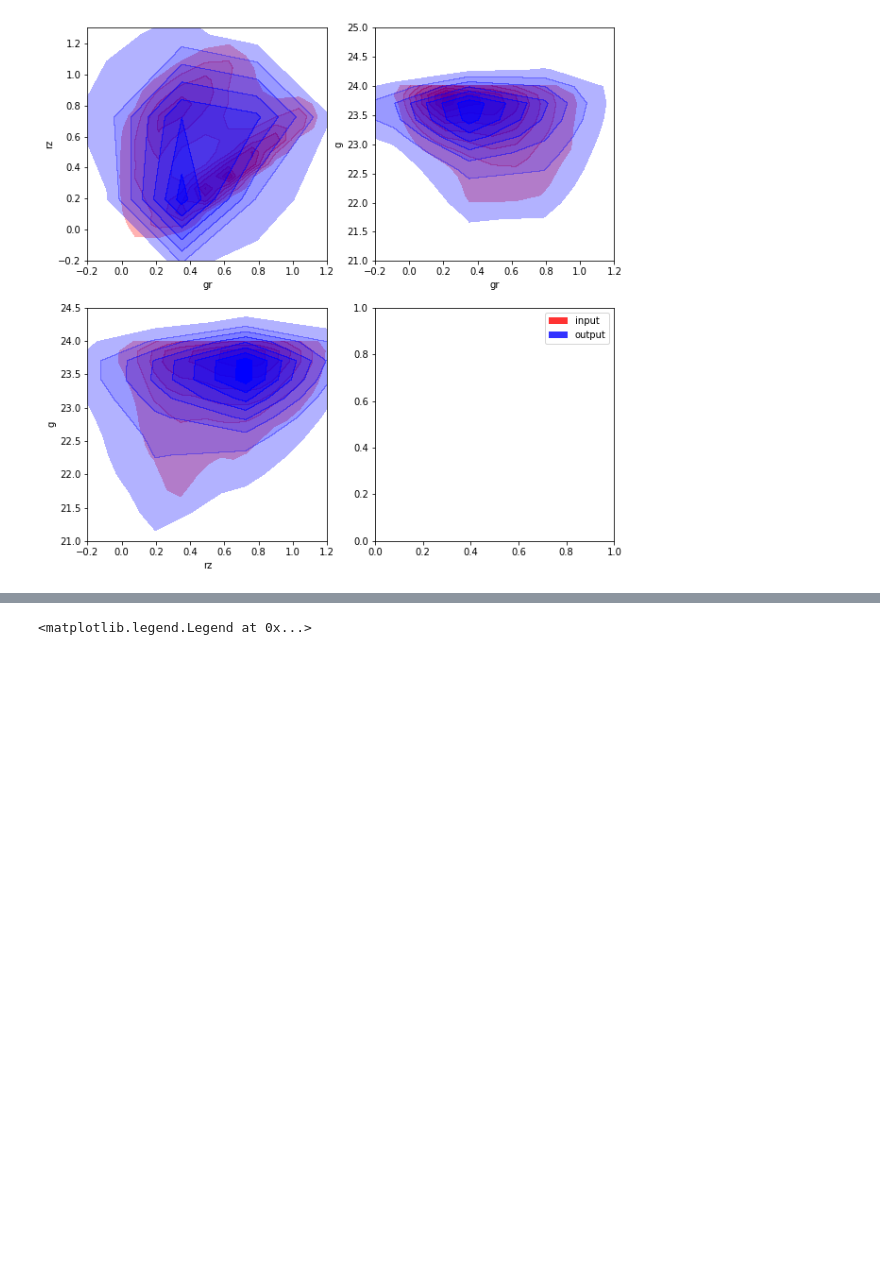
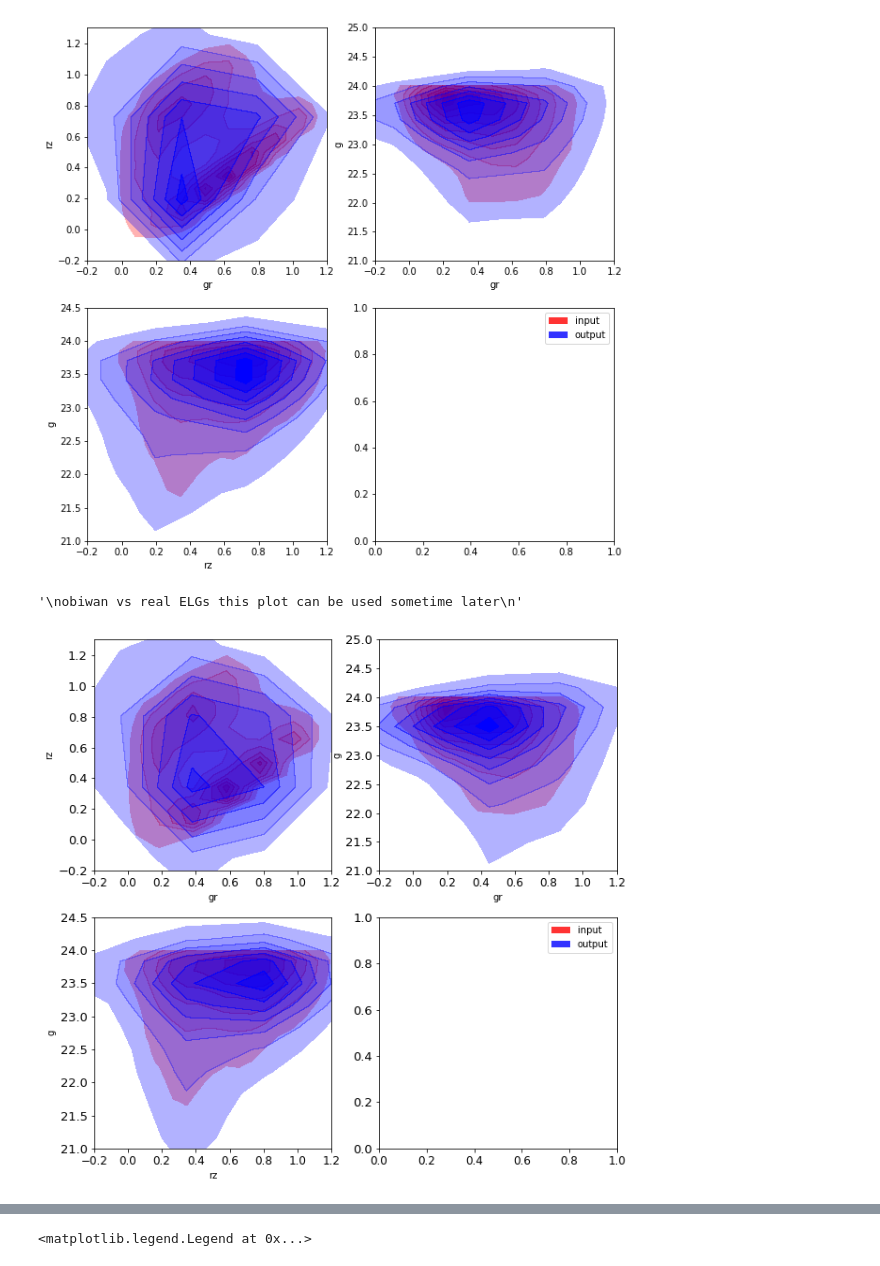
Before and after one commit to DriftingPig/obiwan_notebooks, a Jupyter notebook: ebv_100.ipynb, the cells around one changed output, grey strips where cells are left out. Cells and saved outputs as stored; diff of their text form; code cells hidden in the pictures; blank space fills up the shorter version.

```diff
--- a/ebv_100.ipynb
+++ b/ebv_100.ipynb
@@ -123,3 +125,55 @@ obiwan vs real ELGs this plot can be used sometime later
 # %% [output]
 '\nobiwan vs real ELGs this plot can be used sometime later\n'
 [figure]
+# %%
+plt.figure(figsize = (10,10))
+from numpy.random import RandomState
+coeff = 1.35
+sel = (sim['flux_ivar_g']>2)&(sim['flux_ivar_r']>2)&(sim['flux_ivar_z']>2)
+
+deltaz = 1./np.sqrt(sim['flux_ivar_z'][sel])*coeff
+deltag = 1./np.sqrt(sim['flux_ivar_g'][sel])*coeff
+deltar = 1./np.sqrt(sim['flux_ivar_r'][sel])*coeff
+
+
+input_g = 22.5 - 2.5 * np.log10(sim['input_flux_g'][sel] / sim['mw_transmission_g'][sel])
+input_r = 22.5 - 2.5 * np.log10(sim['input_flux_r'][sel] / sim['mw_transmission_r'][sel])
+input_z = 22.5 - 2.5 * np.log10(sim['input_flux_z'][sel] / sim['mw_transmission_z'][sel])
+
+input_gr = input_g - input_r
+input_rz = input_r - input_z
+
+rs = RandomState(12345)
+output_g = 22.5 - 2.5 * np.log10((sim['input_flux_g'][sel]+deltag*rs.normal(0,1,sel.sum())) / sim['mw_transmission_g'][sel])
+output_r = 22.5 - 2.5 * np.log10((sim['input_flux_r'][sel]+deltar*rs.normal(0,1,sel.sum())) / sim['mw_transmission_r'][sel])
+output_z = 22.5 - 2.5 * np.log10((sim['input_flux_z'][sel]+deltaz*rs.normal(0,1,sel.sum())) / sim['mw_transmission_z'][sel])
+
+output_gr = output_g - output_r
+output_rz = output_r - output_z
+
+plt.subplot(2,2,1)
+sel0 = (output_gr>-10)&(output_gr<10)&(output_rz>-10)&(output_rz<10)
+plot_maker(input_gr[sel0],input_rz[sel0],x_label='gr',y_label='rz',y_lim=(-0.2,1.3),x_lim=(-0.2,1.2),color='red')
+plot_maker(output_gr[sel0],output_rz[sel0],y_lim=(-0.2,1.3),x_lim=(-0.2,1.2),color='blue')
+
+plt.subplot(2,2,2)
+sel0 = (output_gr>-10)&(output_gr<10)&(output_g>10)&(output_g<30)
+plot_maker(input_gr[sel0],input_g[sel0],x_label='gr',y_label='g',color='red',y_lim=(21,25),x_lim=(-0.2,1.2))
+plot_maker(output_gr[sel0],output_g[sel0],color='blue')
+
+plt.subplot(2,2,3)
+sel0 = (output_rz>-10)&(output_rz<10)&(output_g>10)&(output_g<30)
+plot_maker(input_rz[sel0],input_g[sel0],x_label='rz',y_label='g',color='red',x_lim=(-0.2,1.2),y_lim=(21,24.5))
+plot_maker(output_rz[sel0],output_g[sel0],x_label='rz',y_label='g',color='blue',x_lim=(-0.2,1.2),y_lim=(21,24.5))
+
+
+plt.subplot(2,2,4)
+
+proxy = [plt.Rectangle((0,0),1,1,fc = [ 1, 0, 0, 0.8]), plt.Rectangle((0,0),1,1,fc = [ 0, 0, 1, 0.8])]
+plt.legend(proxy, ["input","output"])
+'''
+obiwan vs real ELGs this plot can be used sometime later
+'''
+# %% [output]
+'\nobiwan vs real ELGs this plot can be used sometime later\n'
+[figure, added]
```
Also changed, not shown: parts of 3 cells of this notebook.
